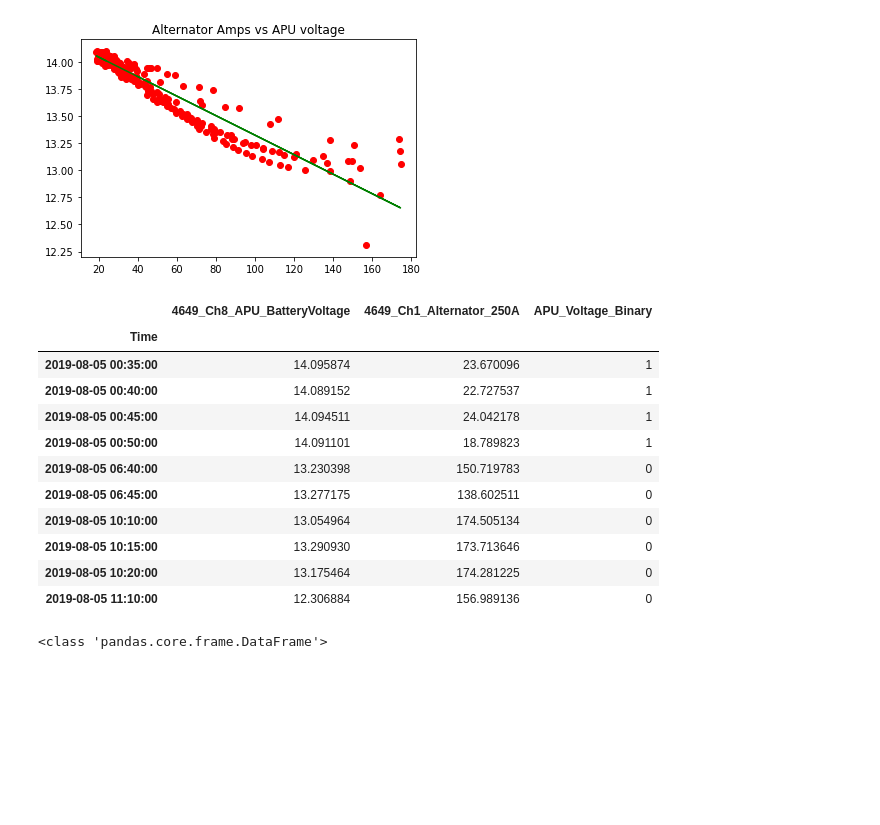
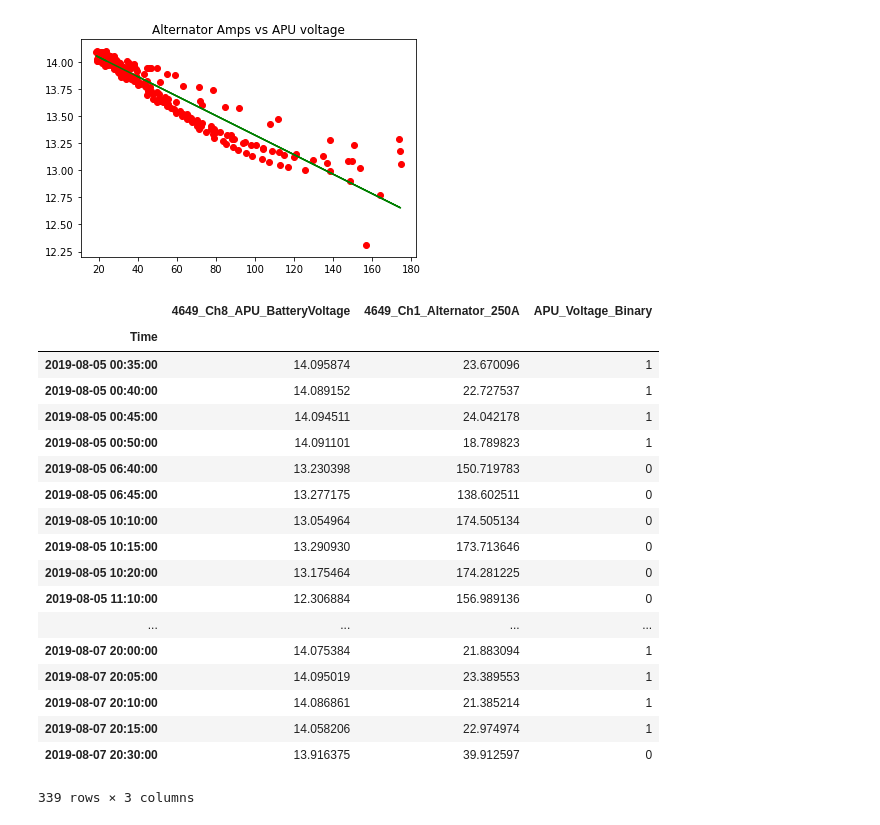
Before and after one commit to UNCG-CSE/Volvo_Truck_Analytics, a Jupyter notebook: src/billTruck1Proj2.ipynb, the cells around one changed output. Cells and saved outputs as stored; diff of their text form; code cells hidden in the pictures; blank space fills up the shorter version.

```diff
--- a/src/billTruck1Proj2.ipynb
+++ b/src/billTruck1Proj2.ipynb
@@ -136,31 +136,36 @@ Text(0.5, 1.0, 'Alternator Amps vs APU voltage')
 [figure]
 # %%
 #logistic regression classifier
-
 mldf = x1[['4649_Ch8_APU_BatteryVoltage','4649_Ch1_Alternator_250A',]].dropna()
 #create a new col to show if battery is "fully charged or not"
 mldf['APU_Voltage_Binary'] = (mldf['4649_Ch8_APU_BatteryVoltage']>14)*1
 #going to try and predict what time of day the APU unit will be "charged"
-logReg = LogisticRegression(max_iter=200,solver = 'saga')
-mldf.head(10)
+logReg = LogisticRegression(solver='lbfgs')
-# %% [output]
-|  | 4649_Ch8_APU_BatteryVoltage | 4649_Ch1_Alternator_250A | APU_Voltage_Binary |
-| Time |  |  |  |
-| 2019-08-05 00:35:00 | 14.095874 | 23.670096 | 1 |
-| 2019-08-05 00:40:00 | 14.089152 | 22.727537 | 1 |
-| 2019-08-05 00:45:00 | 14.094511 | 24.042178 | 1 |
-| 2019-08-05 00:50:00 | 14.091101 | 18.789823 | 1 |
-| 2019-08-05 06:40:00 | 13.230398 | 150.719783 | 0 |
-| 2019-08-05 06:45:00 | 13.277175 | 138.602511 | 0 |
-| 2019-08-05 10:10:00 | 13.054964 | 174.505134 | 0 |
-| 2019-08-05 10:15:00 | 13.290930 | 173.713646 | 0 |
-| 2019-08-05 10:20:00 | 13.175464 | 174.281225 | 0 |
-| 2019-08-05 11:10:00 | 12.306884 | 156.989136 | 0 |
+# %%
+mldf
+# %% [output]
+|  | 4649_Ch8_APU_BatteryVoltage | 4649_Ch1_Alternator_250A | APU_Voltage_Binary |
+| Time |  |  |  |
+| 2019-08-05 00:35:00 | 14.095874 | 23.670096 | 1 |
+| 2019-08-05 00:40:00 | 14.089152 | 22.727537 | 1 |
+| 2019-08-05 00:45:00 | 14.094511 | 24.042178 | 1 |
+| 2019-08-05 00:50:00 | 14.091101 | 18.789823 | 1 |
+| 2019-08-05 06:40:00 | 13.230398 | 150.719783 | 0 |
+| 2019-08-05 06:45:00 | 13.277175 | 138.602511 | 0 |
+| 2019-08-05 10:10:00 | 13.054964 | 174.505134 | 0 |
+| 2019-08-05 10:15:00 | 13.290930 | 173.713646 | 0 |
+| 2019-08-05 10:20:00 | 13.175464 | 174.281225 | 0 |
+| 2019-08-05 11:10:00 | 12.306884 | 156.989136 | 0 |
+| ... | ... | ... | ... |
+| 2019-08-07 20:00:00 | 14.075384 | 21.883094 | 1 |
+| 2019-08-07 20:05:00 | 14.095019 | 23.389553 | 1 |
+| 2019-08-07 20:10:00 | 14.086861 | 21.385214 | 1 |
+| 2019-08-07 20:15:00 | 14.058206 | 22.974974 | 1 |
+| 2019-08-07 20:30:00 | 13.916375 | 39.912597 | 0 |
+339 rows × 3 columns
 # %%
-print(type(mldf.iloc[:,:1]))
-X_train, X_test, y_train, y_test = train_test_split(mldf.iloc[:,:2],mldf.APU_Voltage_Binary, test_size = 0.3)
+#train test and split
+X_train, X_test, y_train, y_test = train_test_split(mldf.iloc[:,:2],mldf.APU_Voltage_Binary, test_size = 0.2)
-# %% [output]
-<class 'pandas.core.frame.DataFrame'>
 # %%
 print(mldf.shape, "- full dataframe shape")
 print(X_test.shape, "- Test(x) dataframe shape")
```
Also changed, not shown: parts of 13 cells of this notebook.
